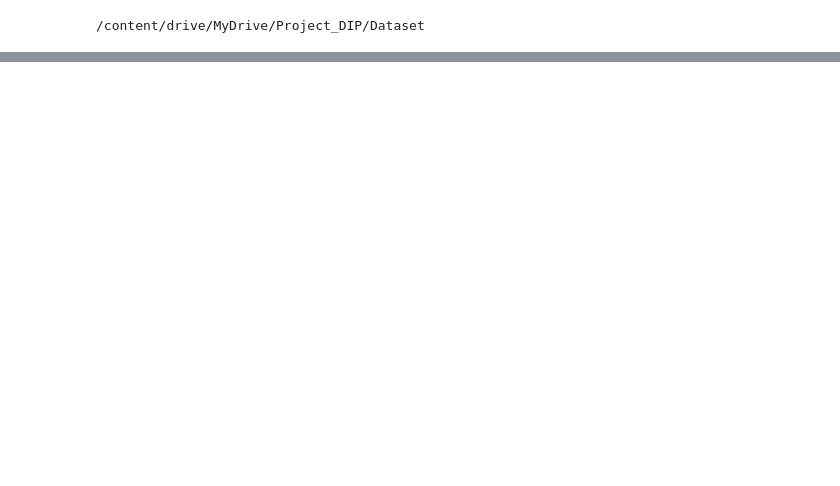
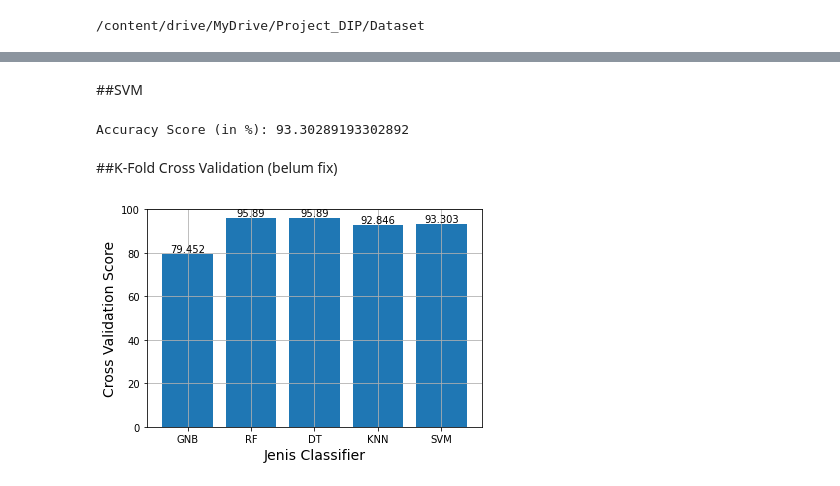
Before and after one commit to alvinfersus/DIP-Project-UAS, a Jupyter notebook: Project_DIP.ipynb, the cells around one changed output, grey strips where cells are left out. Drawn from its saved outputs; the diff is of its cells as text; code cells hidden in the pictures; blank space fills up the shorter version.

```diff
--- a/Project_DIP.ipynb
+++ b/Project_DIP.ipynb
@@ -109,0 +241,48 @@ print(jawaban_prediksi)
+# %% [markdown]
+##SVM
+# %%
+#Classify the image using SVM Classifier
+from sklearn import svm
+#Createasvm Classifier
+clf=svm.SVC(kernel='linear')#Linear Kernel
+#Train the model using the training sets
+clf.fit(X_train,y_train)
+#Predict the response for test dataset
+y_pred=clf.predict(X_test)
+
+SVMVal = accuracy_score(y_test,y_pred)*100
+print("Accuracy Score (in %):", SVMVal)
+# %% [output]
+Accuracy Score (in %): 93.30289193302892
+# %% [markdown]
+##K-Fold Cross Validation (belum fix)
+# %%
+import matplotlib.pyplot as plt
+
+# labels for bars
+x = ['GNB', 'RF', 'DT', 'KNN', 'SVM']
+
+# heights of bars
+y = [round(GNBVal,3), round(RFVal,3), round(DTVal,3), round(KNNVal,3), round(SVMVal,3)]
+
+# plotting a bar chart
+plt.bar(x, y)
+
+# add value labels
+for i in range(len(x)):
+  plt.text(i, y[i], y[i], ha="center", va="bottom")
+
+# plot title
+# plt.title('Perbandingan Cross Validation Score untuk tiap jenis Classifier', fontsize=14)
+# naming the x-axis
+plt.xlabel('Jenis Classifier', fontsize=14)
+# naming the y-axis
+plt.ylabel('Cross Validation Score', fontsize=14)
+
+plt.ylim(0,100)
+
+plt.grid(True)
+# function to show the plot
+plt.show()
+# %% [output]
+[figure, added]
```
Also changed, not shown: parts of 20 cells of this notebook.
